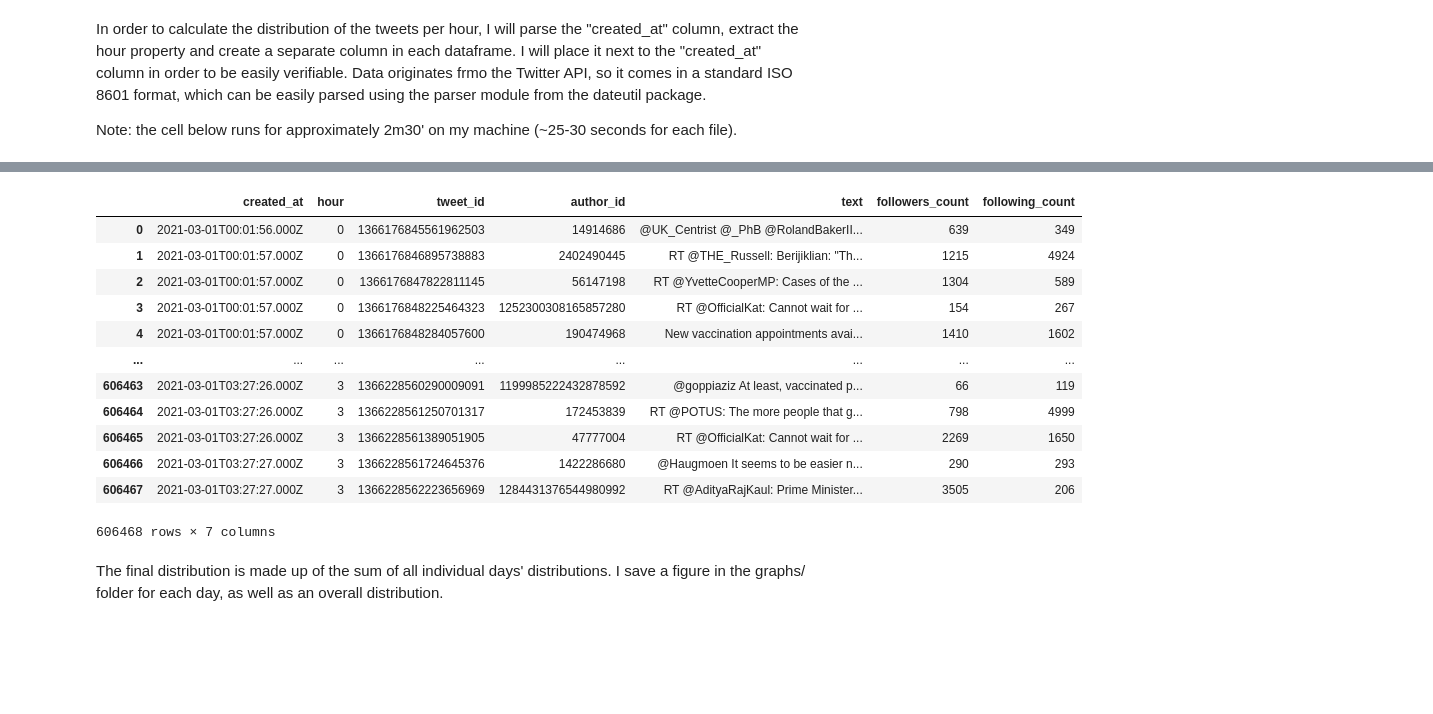
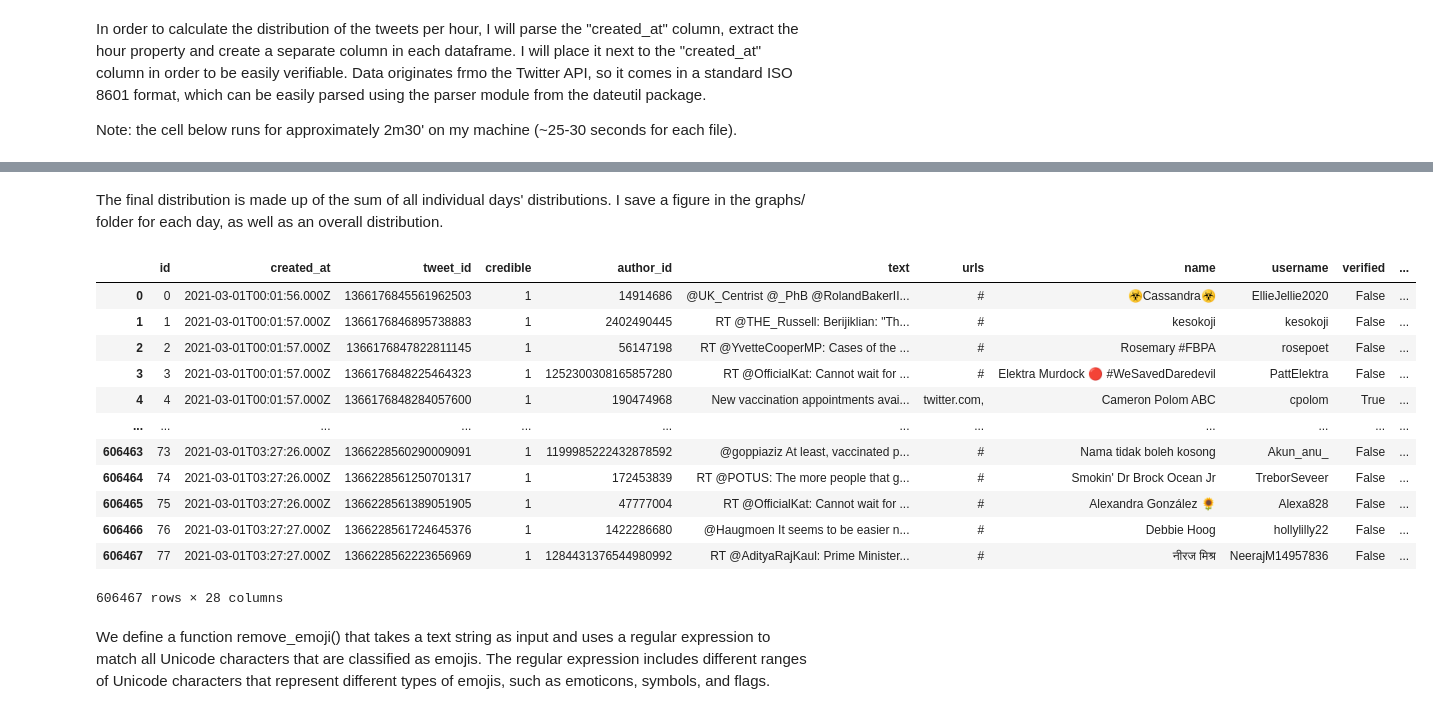
Before and after one commit to andreistoica12/research-internship, a Jupyter notebook: covaxxy.ipynb, the cells around one changed output, grey strips where cells are left out. Cells and saved outputs as stored; diff of their text form; code cells hidden in the pictures; blank space fills up the shorter version.

```diff
--- a/covaxxy.ipynb
+++ b/covaxxy.ipynb
@@ -147,19 +174,3 @@ for key, day in days.items():
-# %%
-days['1-3-2021']
-# %% [output]
-|  | created_at | hour | tweet_id | author_id | text | followers_count | following_count |
-| 0 | 2021-03-01T00:01:56.000Z | 0 | 1366176845561962503 | 14914686 | @UK_Centrist @_PhB @RolandBakerII... | 639 | 349 |
-| 1 | 2021-03-01T00:01:57.000Z | 0 | 1366176846895738883 | 2402490445 | RT @THE_Russell: Berijiklian: "Th... | 1215 | 4924 |
-| 2 | 2021-03-01T00:01:57.000Z | 0 | 1366176847822811145 | 56147198 | RT @YvetteCooperMP: Cases of the ... | 1304 | 589 |
-| 3 | 2021-03-01T00:01:57.000Z | 0 | 1366176848225464323 | 1252300308165857280 | RT @OfficialKat: Cannot wait for ... | 154 | 267 |
-| 4 | 2021-03-01T00:01:57.000Z | 0 | 1366176848284057600 | 190474968 | New vaccination appointments avai... | 1410 | 1602 |
-| ... | ... | ... | ... | ... | ... | ... | ... |
-| 606463 | 2021-03-01T03:27:26.000Z | 3 | 1366228560290009091 | 1199985222432878592 | @goppiaziz At least, vaccinated p... | 66 | 119 |
-| 606464 | 2021-03-01T03:27:26.000Z | 3 | 1366228561250701317 | 172453839 | RT @POTUS: The more people that g... | 798 | 4999 |
-| 606465 | 2021-03-01T03:27:26.000Z | 3 | 1366228561389051905 | 47777004 | RT @OfficialKat: Cannot wait for ... | 2269 | 1650 |
-| 606466 | 2021-03-01T03:27:27.000Z | 3 | 1366228561724645376 | 1422286680 | @Haugmoen It seems to be easier n... | 290 | 293 |
-| 606467 | 2021-03-01T03:27:27.000Z | 3 | 1366228562223656969 | 1284431376544980992 | RT @AdityaRajKaul: Prime Minister... | 3505 | 206 |
-606468 rows × 7 columns
 # %% [markdown]
 The final distribution is made up of the sum of all individual days' distributions. I save a figure in the graphs/ folder for each day, as well as an overall distribution.
 # %%
@@ -176,3 +187,19 @@ axes = final_distribution.plot(kind='bar')
 figure_path = f"{covaxxy_longitudinal_analysis_graphs}/overall_distribution.png"
 axes.figure.savefig(figure_path)
 plt.close()
+# %%
+days['1-3-2021'].drop_duplicates()
+# %% [output]
+|  | id | created_at | tweet_id | credible | author_id | text | urls | name | username | verified | ... |
+| 0 | 0 | 2021-03-01T00:01:56.000Z | 1366176845561962503 | 1 | 14914686 | @UK_Centrist @_PhB @RolandBakerII... | # | ☣️Cassandra☣️ | EllieJellie2020 | False | ... |
+| 1 | 1 | 2021-03-01T00:01:57.000Z | 1366176846895738883 | 1 | 2402490445 | RT @THE_Russell: Berijiklian: "Th... | # | kesokoji | kesokoji | False | ... |
+| 2 | 2 | 2021-03-01T00:01:57.000Z | 1366176847822811145 | 1 | 56147198 | RT @YvetteCooperMP: Cases of the ... | # | Rosemary #FBPA | rosepoet | False | ... |
+| 3 | 3 | 2021-03-01T00:01:57.000Z | 1366176848225464323 | 1 | 1252300308165857280 | RT @OfficialKat: Cannot wait for ... | # | Elektra Murdock 🔴 #WeSavedDaredevil | PattElektra | False | ... |
+| 4 | 4 | 2021-03-01T00:01:57.000Z | 1366176848284057600 | 1 | 190474968 | New vaccination appointments avai... | twitter.com, | Cameron Polom ABC | cpolom | True | ... |
+| ... | ... | ... | ... | ... | ... | ... | ... | ... | ... | ... | ... |
+| 606463 | 73 | 2021-03-01T03:27:26.000Z | 1366228560290009091 | 1 | 1199985222432878592 | @goppiaziz At least, vaccinated p... | # | Nama tidak boleh kosong | Akun_anu_ | False | ... |
+| 606464 | 74 | 2021-03-01T03:27:26.000Z | 1366228561250701317 | 1 | 172453839 | RT @POTUS: The more people that g... | # | Smokin' Dr Brock Ocean Jr | TreborSeveer | False | ... |
+| 606465 | 75 | 2021-03-01T03:27:26.000Z | 1366228561389051905 | 1 | 47777004 | RT @OfficialKat: Cannot wait for ... | # | Alexandra González 🌻 | Alexa828 | False | ... |
+| 606466 | 76 | 2021-03-01T03:27:27.000Z | 1366228561724645376 | 1 | 1422286680 | @Haugmoen It seems to be easier n... | # | Debbie Hoog | hollylilly22 | False | ... |
+| 606467 | 77 | 2021-03-01T03:27:27.000Z | 1366228562223656969 | 1 | 1284431376544980992 | RT @AdityaRajKaul: Prime Minister... | # | नीरज मिश्र | NeerajM14957836 | False | ... |
+606467 rows × 28 columns
@@ -178,0 +208,2 @@ plt.close()
+# %% [markdown]
+We define a function remove_emoji() that takes a text string as input and uses a regular expression to match all Unicode characters that are classified as emojis. The regular expression includes different ranges of Unicode characters that represent different types of emojis, such as emoticons, symbols, and flags.
```
Also changed, not shown: parts of 20 cells of this notebook, 2 other files.
